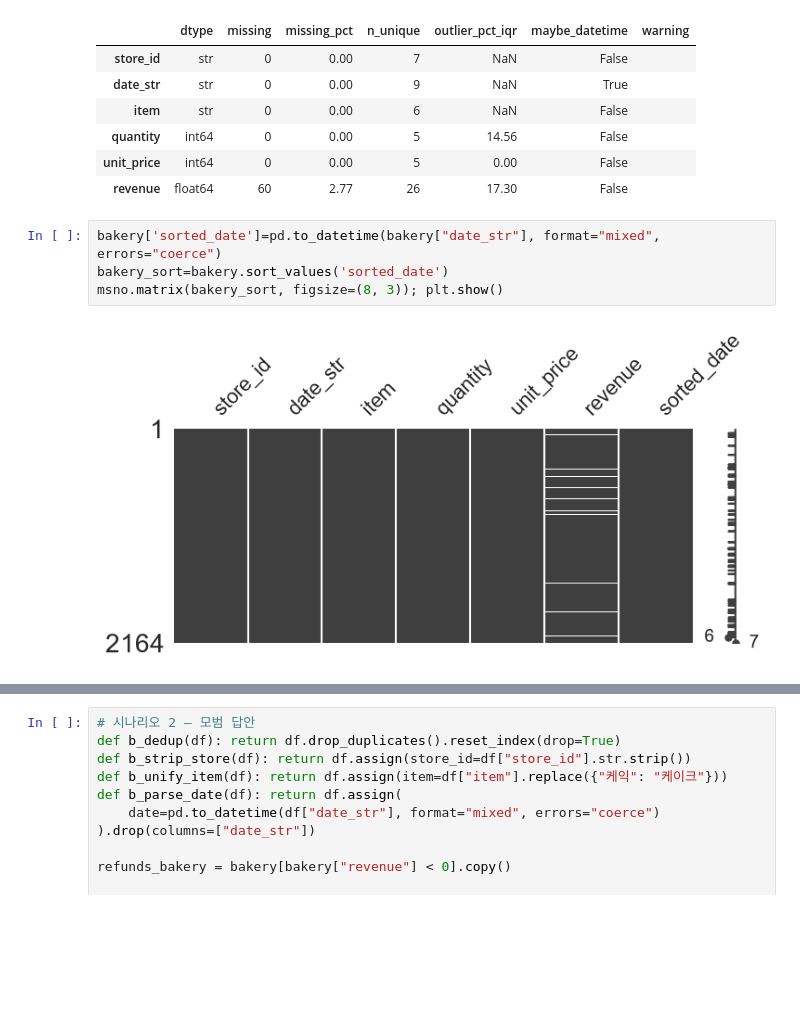
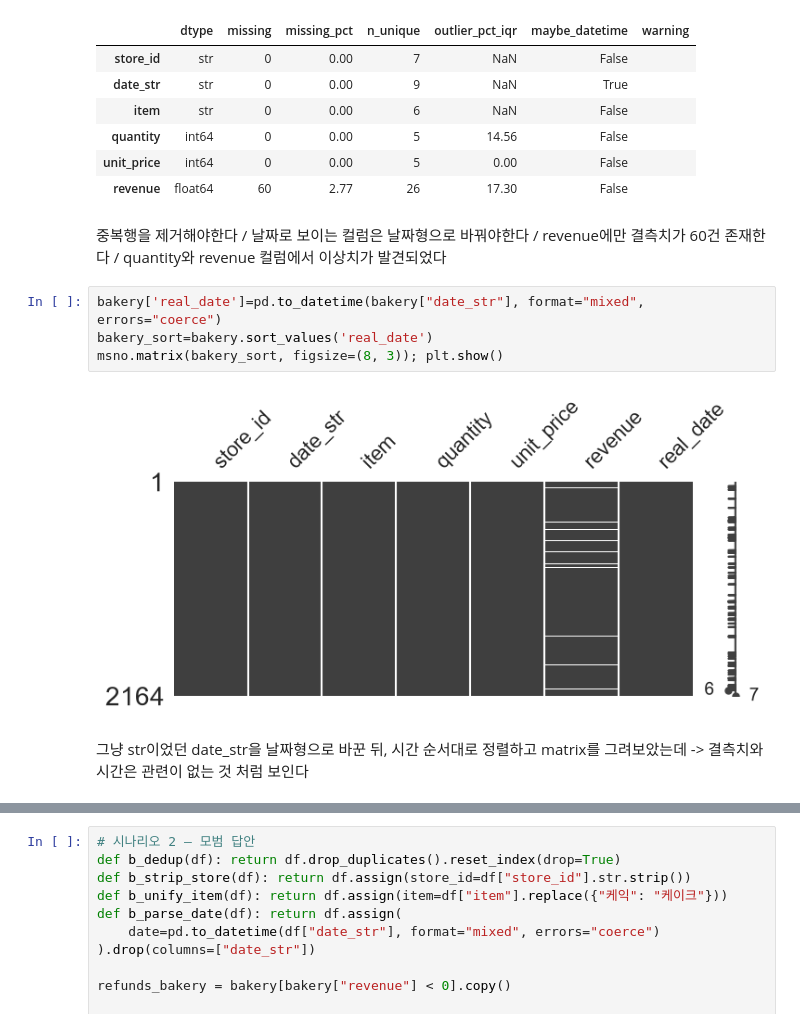
Before and after one commit to msjeonc-stack/ai-data-bootcamp, a Jupyter notebook: D009/EDA종합실습_코드.ipynb, the cells around one changed output, grey strips where cells are left out. Saved outputs shown, nothing was run; the diff lists cells and outputs as text; blank space fills up the shorter version.

```diff
--- a/D009/EDA종합실습_코드.ipynb
+++ b/D009/EDA종합실습_코드.ipynb
@@ -145,9 +145,13 @@ qr_bakery
 | quantity | int64 | 0 | 0.00 | 5 | 14.56 | False |  |
 | unit_price | int64 | 0 | 0.00 | 5 | 0.00 | False |  |
 | revenue | float64 | 60 | 2.77 | 26 | 17.30 | False |  |
+# %% [markdown]
+중복행을 제거해야한다 / 날짜로 보이는 컬럼은 날짜형으로 바꿔야한다 / revenue에만 결측치가 60건 존재한다 / quantity와 revenue 컬럼에서 이상치가 발견되었다
 # %%
-bakery['sorted_date']=pd.to_datetime(bakery["date_str"], format="mixed", errors="coerce")
-bakery_sort=bakery.sort_values('sorted_date')
+bakery['real_date']=pd.to_datetime(bakery["date_str"], format="mixed", errors="coerce")
+bakery_sort=bakery.sort_values('real_date')
 msno.matrix(bakery_sort, figsize=(8, 3)); plt.show()
 # %% [output]
-[figure, old version]
+[figure, new version]
+# %% [markdown]
+그냥 str이었던 date_str을 날짜형으로 바꾼 뒤, 시간 순서대로 정렬하고 matrix를 그려보았는데 -> 결측치와 시간은 관련이 없는 것 처럼 보인다
```
Also changed, not shown: parts of 13 cells of this notebook, 1 other file.
